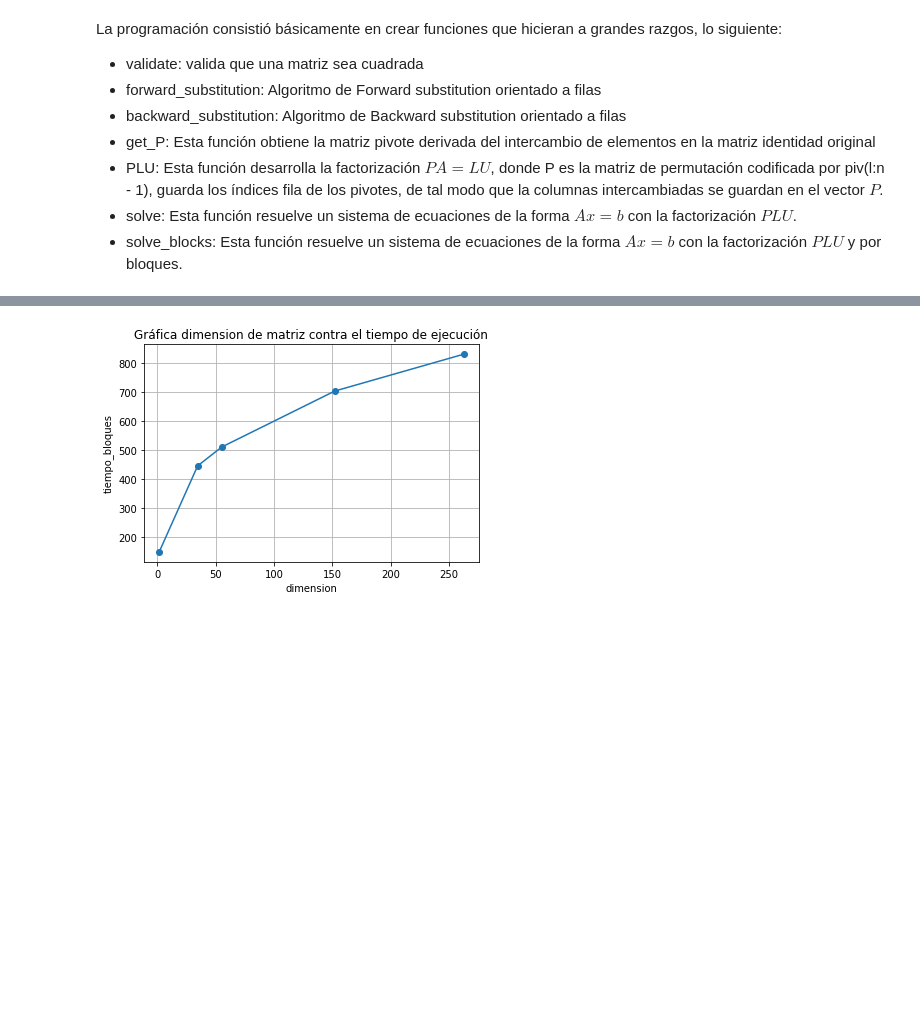
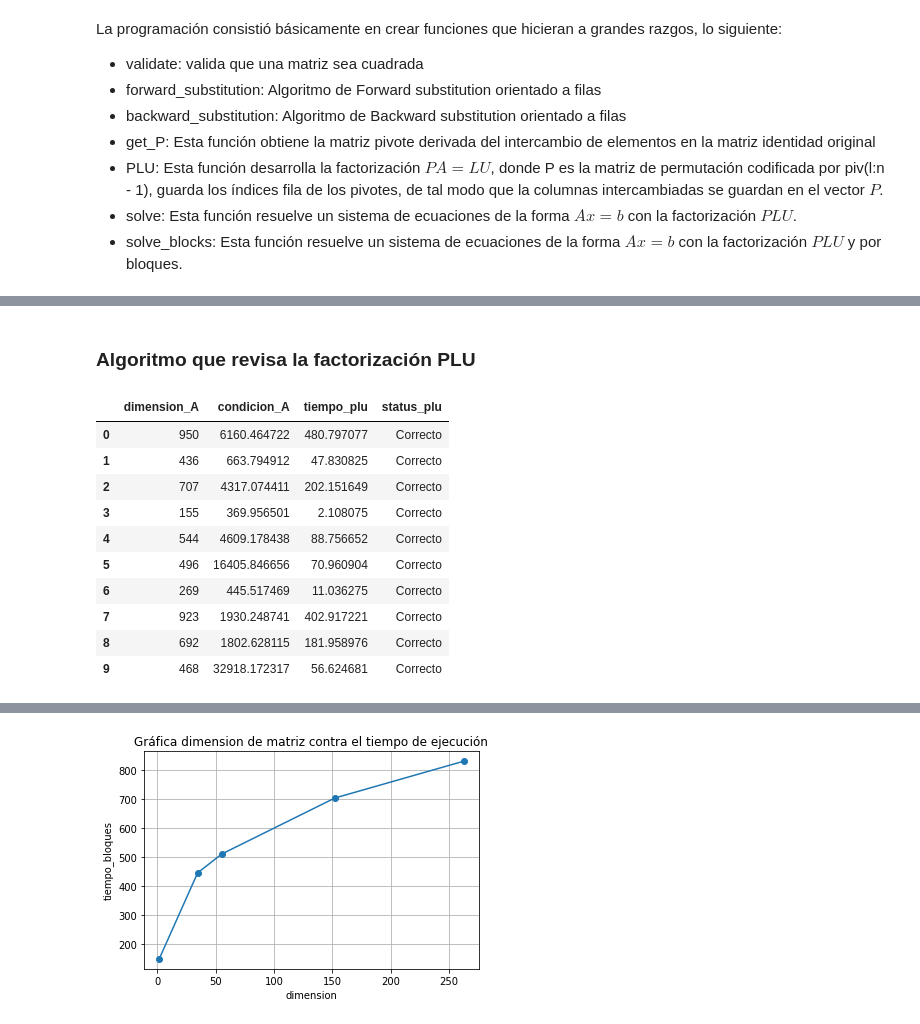
Before and after one commit to mno-2020-gh-classroom/ex-modulo-3-comp-matricial-plu-paola-md, a Jupyter notebook: results/reporte.ipynb, the cells around one changed output, grey strips where cells are left out. Drawn from its saved outputs; the diff is of its cells as text; code cells hidden in the pictures; blank space fills up the shorter version.

```diff
--- a/results/reporte.ipynb
+++ b/results/reporte.ipynb
@@ -319,0 +262,18 @@ con base en las corridas anteriores, mostraremos ciertas gráficas que nos ayuda
+# %% [markdown]
+### Algoritmo que revisa la factorización PLU
+# %%
+#Corremos el algoritmo revision_PLU que usa la función PLU para generar 10 ejemplos
+rev_plu = revision_modular.revision_PLU(10,10**2,10**3+1,-99,99)
+rev_plu
+# %% [output]
+|  | dimension_A | condicion_A | tiempo_plu | status_plu |
+| 0 | 950 | 6160.464722 | 480.797077 | Correcto |
+| 1 | 436 | 663.794912 | 47.830825 | Correcto |
+| 2 | 707 | 4317.074411 | 202.151649 | Correcto |
+| 3 | 155 | 369.956501 | 2.108075 | Correcto |
+| 4 | 544 | 4609.178438 | 88.756652 | Correcto |
+| 5 | 496 | 16405.846656 | 70.960904 | Correcto |
+| 6 | 269 | 445.517469 | 11.036275 | Correcto |
+| 7 | 923 | 1930.248741 | 402.917221 | Correcto |
+| 8 | 692 | 1802.628115 | 181.958976 | Correcto |
+| 9 | 468 | 32918.172317 | 56.624681 | Correcto |
```
Also changed, not shown: parts of 60 cells of this notebook.
